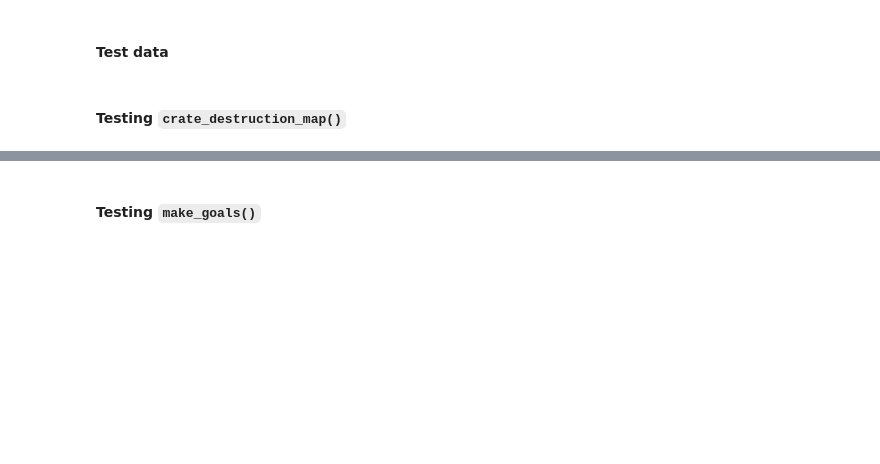
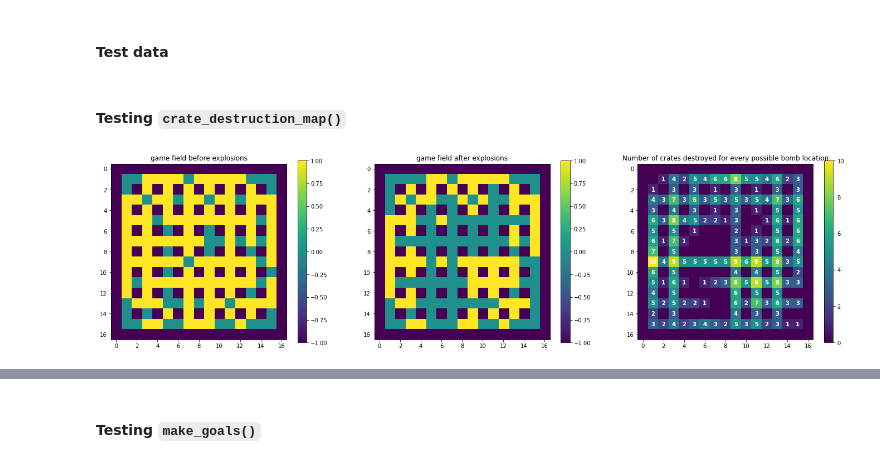
Before and after one commit to Fjallripa/bomberman, a Jupyter notebook: prototyping/m1_feature_design/b new state_to_features.ipynb, the cells around one changed output, grey strips where cells are left out. Saved outputs shown, nothing was run; the diff lists cells and outputs as text; code cells hidden in the pictures; blank space fills up the shorter version.

Commit message:
Performed first long test of m1
also verified crate_destruction_map() by testing

```diff
--- a/prototyping/m1_feature_design/b new state_to_features.ipynb
+++ b/prototyping/m1_feature_design/b new state_to_features.ipynb
@@ -378,10 +351,15 @@ goals_halffull_field = np.array( \
      [0, 1, 0, 1],
      [1, 0, 0, 0]]
 )
+# %%
+# Test bomb placements
+bombs_none = []
+bombs_some = [((11, 5), 4), ((1, 1), 2), ((7, 6), 0), ((5, 11), 1)]
+bombs_many = [((11, 5), 4), ((1, 1), 2), ((7, 6), 0), ((5, 11), 1), ((5, 7), 2), ((7, 13), 3), ((15, 12), 0)]
 # %% [markdown]
 #### Testing `crate_destruction_map()`
 # %%
-def crate_destruction_map (crate_map, bombs):
+def crate_destruction_map (crate_map, bombs):  #! Testing version! Remove second return value before applying code!
     """
     """
 
@@ -398,4 +376,41 @@ def crate_destruction_map (crate_map, bombs):
     number_of_crates_destroyed_map \
                           = np.sum(np.logical_and(crates_remaining_mask, BOMB_MASK), axis = (-2, -1))
 
-    return number_of_crates_destroyed_map
+    return number_of_crates_destroyed_map, crates_remaining_mask #! Latter only for testing purposes!
+# %%
+bombs     = bombs_many
+crate_map = packed_game_field
+
+crates_destroyed, crates_remaining_mask = crate_destruction_map(crate_map, bombs)
+
+plt.figure(figsize=(24, 6))
+
+# Show original crate_map
+plt.subplot(1, 3, 1)
+
+plt.imshow(crate_map.T)
+plt.colorbar()
+plt.title("game field before explosions")
+
+# Show resulting crate_map (after existing bombs exploded)
+plt.subplot(1, 3, 2)
+crate_map_after = crates_remaining_mask + empty_game_field  # Adds walls back in
+plt.imshow(crate_map_after.T)
+plt.colorbar()
+plt.title("game field after explosions")
+
+# Show map of number of destroyed crates for every conceivable bomb placement.
+plt.subplot(1, 3, 3)
+plt.imshow(crates_destroyed.T)
+plt.colorbar()
+plt.title("Number of crates destroyed for every possible bomb location")
+
+for x in range(COLS):
+    for y in range(ROWS):
+        if crates_destroyed[(x, y)] > 0:
+            plt.text(x, y, str(crates_destroyed[(x, y)]), c = 'w', fontweight = "bold",
+                     horizontalalignment = "center", verticalalignment = "center")
+
+plt.show()
+# %% [output]
+[figure, added]
```
Also changed, not shown: parts of 8 cells of this notebook, 8 other files.
